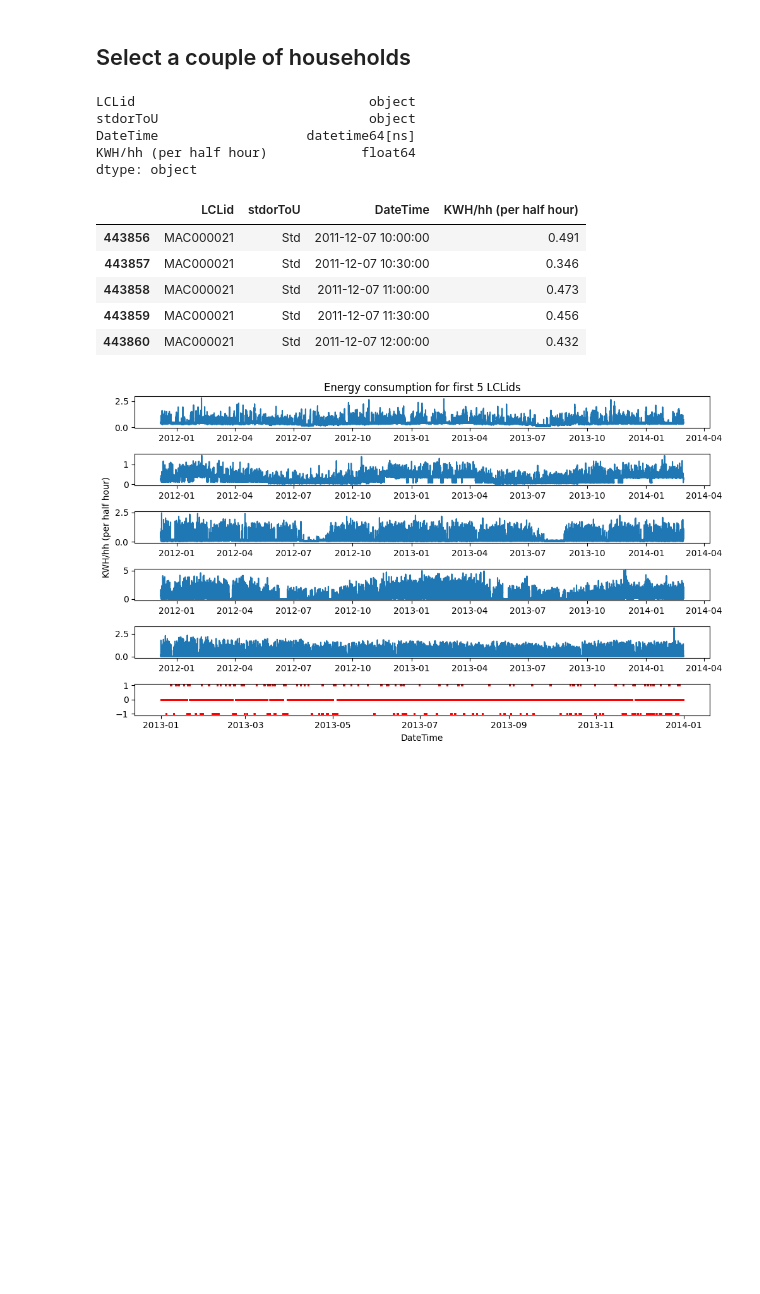
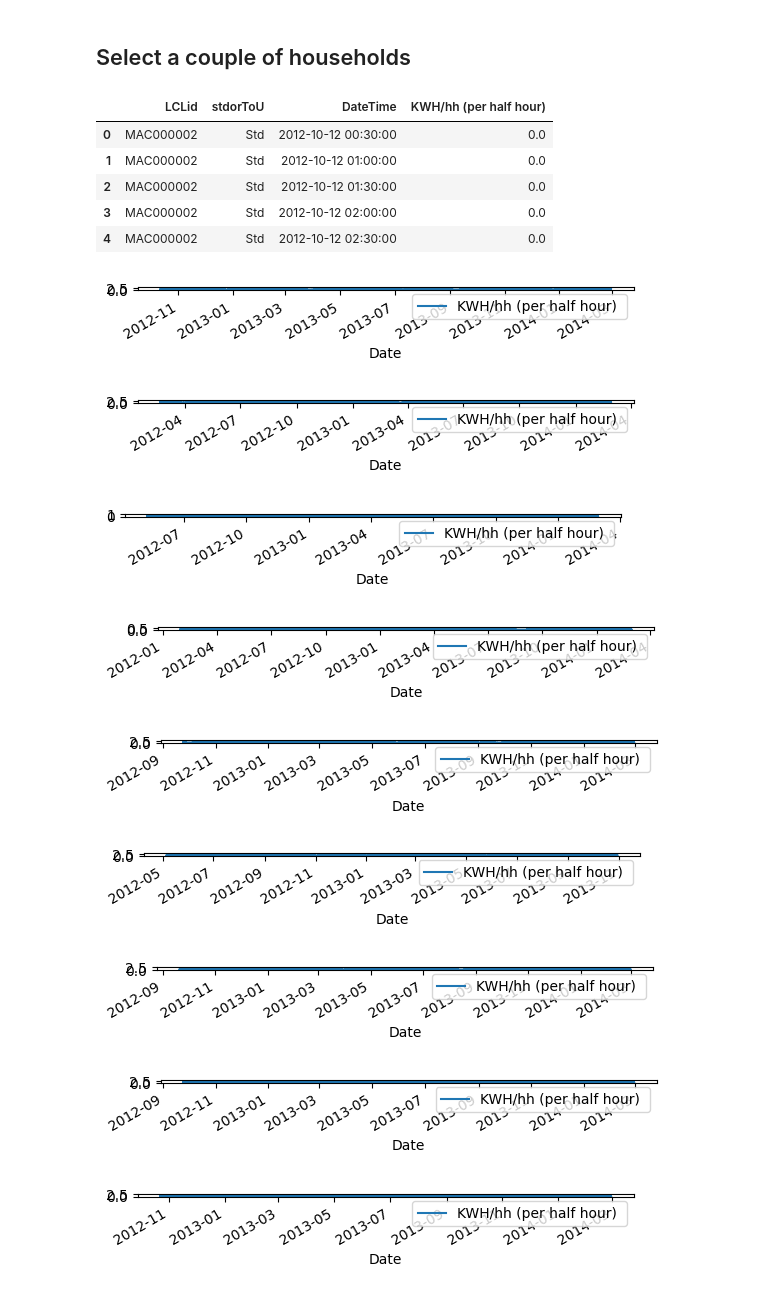
Before and after one commit to spetznick/ml4gd-project-group-3, a Jupyter notebook: project.ipynb, the cells around one changed output. Cells and saved outputs as stored; diff of their text form; code cells hidden in the pictures; blank space fills up the shorter version.

```diff
--- a/project.ipynb
+++ b/project.ipynb
@@ -25,0 +12,8 @@ data.head(10)
+# %%
+filenames = sorted(glob.glob('uk-smart-meter-data/LCL-June2015v2_*.csv'))
+number_of_files = 20
+data = pd.DataFrame()
+for filename in filenames[:number_of_files+1]:
+    data = pd.concat([data, pd.read_csv(filename)])
+
+data.head(10)
@@ -88,21 +129,14 @@ data['KWH/hh (per half hour) '].nunique()
 # %% [markdown]
 ## Select a couple of households
 # %%
-data_first_five_ids = data[data['LCLid'].isin(data['LCLid'].unique()[15:20])]
+data_first_five_ids = data[data['LCLid'].isin(data['LCLid'].unique()[0:9])]
 unique_lclid_count = data_first_five_ids['LCLid'].nunique()
 data_first_five_ids.dtypes
+data_first_five_ids.head()
 # %% [output]
-LCLid                              object
-stdorToU                           object
-DateTime                   datetime64[ns]
-KWH/hh (per half hour)            float64
-dtype: object
+|  | LCLid | stdorToU | DateTime | KWH/hh (per half hour) |
+| 0 | MAC000002 | Std | 2012-10-12 00:30:00 | 0.0 |
+| 1 | MAC000002 | Std | 2012-10-12 01:00:00 | 0.0 |
+| 2 | MAC000002 | Std | 2012-10-12 01:30:00 | 0.0 |
+| 3 | MAC000002 | Std | 2012-10-12 02:00:00 | 0.0 |
+| 4 | MAC000002 | Std | 2012-10-12 02:30:00 | 0.0 |
-# %%
-data_first_five_ids.head()
-# %% [output]
-|  | LCLid | stdorToU | DateTime | KWH/hh (per half hour) |
-| 443856 | MAC000021 | Std | 2011-12-07 10:00:00 | 0.491 |
-| 443857 | MAC000021 | Std | 2011-12-07 10:30:00 | 0.346 |
-| 443858 | MAC000021 | Std | 2011-12-07 11:00:00 | 0.473 |
-| 443859 | MAC000021 | Std | 2011-12-07 11:30:00 | 0.456 |
-| 443860 | MAC000021 | Std | 2011-12-07 12:00:00 | 0.432 |
@@ -111,18 +143,25 @@ data_first_five_ids.head()
-# %%
-fig, axs = plt.subplots(unique_lclid_count + 1, 1, figsize=(10, 6))
-
-for i, lclid in enumerate(data_first_five_ids['LCLid'].unique()):
-    df = data_first_five_ids[data_first_five_ids['LCLid'] == lclid]
-    ax = axs[i]
-    ax.plot(df['DateTime'], df['KWH/hh (per half hour) '])
-
-axs[2].set_ylabel('KWH/hh (per half hour)')
-axs[0].set_title(f'Energy consumption for first 5 LCLids')
-axs[-1].set_xlabel('DateTime')
-
-axs[-1].scatter(tariff_data['TariffDateTime'], tariff_data['Tariff'], color='red', s=1)
-
-plt.tight_layout()
-plt.show()
-# %% [output]
-[figure, removed]
+# %%
+# Group by LCLid and plot 'KWH/hh (per half hour) ' over 'DateTime' in subplots axs
+data_first_five_ids.groupby('LCLid').plot(
+    x='DateTime',
+    y='KWH/hh (per half hour) ',
+    subplots=True,
+    layout=(number_of_files, 1),
+    sharex=True,
+    # sharey=True,
+    xlabel='Date',
+    # ylabel='KWH/hh'
+    )
+plt.tight_layout()
+tariff_data.plot.scatter(x='TariffDateTime', y='Tariff', color='red')
+plt.show()
+# %% [output]
+[figure, added]
+[figure, added]
+[figure, added]
+[figure, added]
+[figure, added]
+[figure, added]
+[figure, added]
+[figure, added]
+[figure, added]
```
Also changed, not shown: parts of 25 cells of this notebook.
